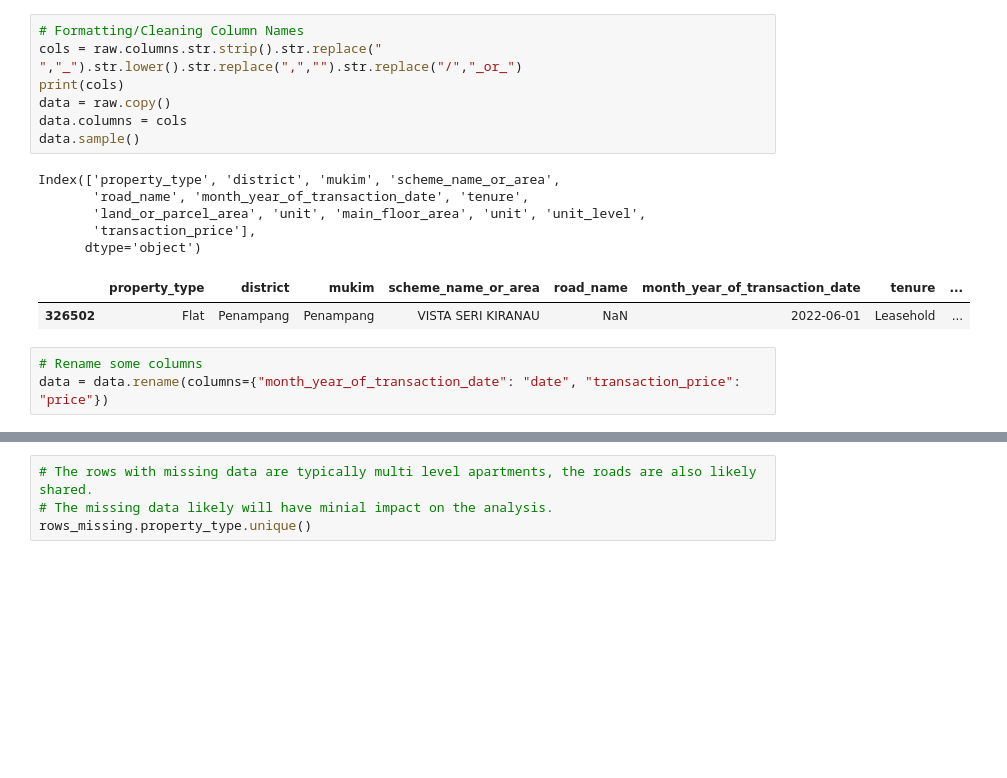
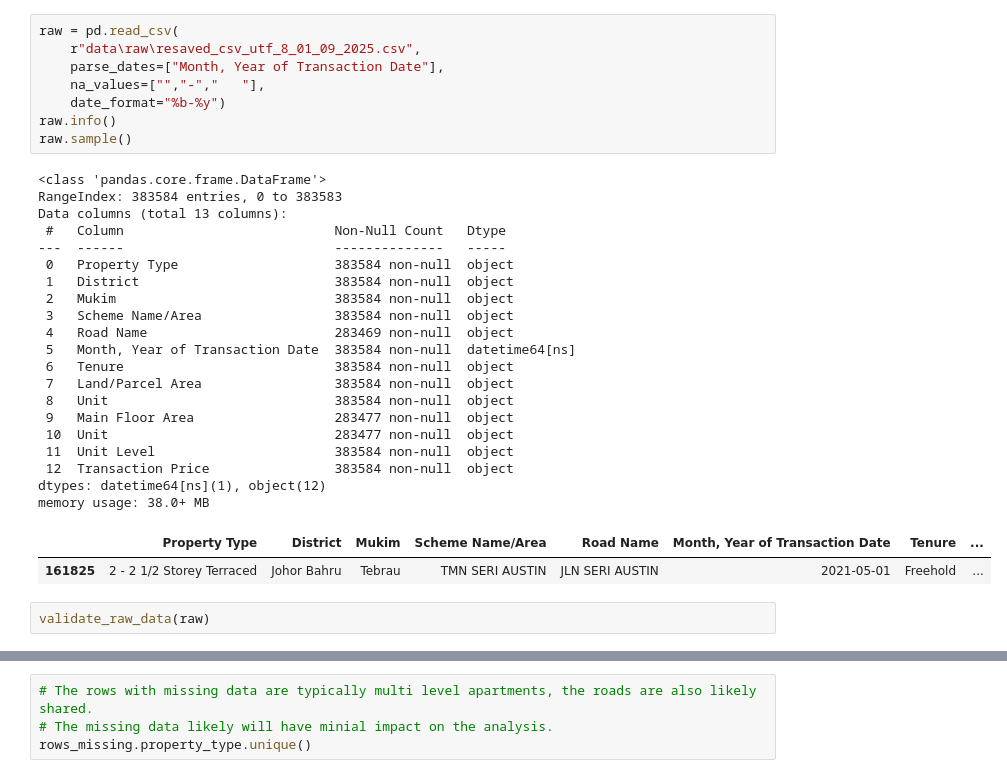
Before and after one commit to AhmadFaisalAhmadSazali/property_transaction_malaysia, a Jupyter notebook: explore.ipynb, the cells around one changed output, grey strips where cells are left out. Drawn from its saved outputs; the diff is of its cells as text; blank space fills up the shorter version.

```diff
--- a/explore.ipynb
+++ b/explore.ipynb
@@ -48,18 +13,33 @@ raw.head()
-# %%
-# Formatting/Cleaning Column Names
-cols = raw.columns.str.strip().str.replace(" ","_").str.lower().str.replace(",","").str.replace("/","_or_")
-print(cols)
-data = raw.copy()
-data.columns = cols
-data.sample()
-# %% [output]
-Index(['property_type', 'district', 'mukim', 'scheme_name_or_area',
-       'road_name', 'month_year_of_transaction_date', 'tenure',
-       'land_or_parcel_area', 'unit', 'main_floor_area', 'unit', 'unit_level',
-       'transaction_price'],
-      dtype='object')
-|  | property_type | district | mukim | scheme_name_or_area | road_name | month_year_of_transaction_date | tenure | ... |
-| 326502 | Flat | Penampang | Penampang | VISTA SERI KIRANAU | NaN | 2022-06-01 | Leasehold | ... |
-# %%
-# Rename some columns
-data = data.rename(columns={"month_year_of_transaction_date": "date", "transaction_price": "price"})
+# %%
+raw = pd.read_csv(
+    r"data\raw\resaved_csv_utf_8_01_09_2025.csv",
+    parse_dates=["Month, Year of Transaction Date"],
+    na_values=["","-","   "],
+    date_format="%b-%y")
+raw.info()
+raw.sample()
+# %% [output]
+<class 'pandas.core.frame.DataFrame'>
+RangeIndex: 383584 entries, 0 to 383583
+Data columns (total 13 columns):
+ #   Column                           Non-Null Count   Dtype
+---  ------                           --------------   -----
+ 0   Property Type                    383584 non-null  object
+ 1   District                         383584 non-null  object
+ 2   Mukim                            383584 non-null  object
+ 3   Scheme Name/Area                 383584 non-null  object
+ 4   Road Name                        283469 non-null  object
+ 5   Month, Year of Transaction Date  383584 non-null  datetime64[ns]
+ 6   Tenure                           383584 non-null  object
+ 7   Land/Parcel Area                 383584 non-null  object
+ 8   Unit                             383584 non-null  object
+ 9   Main Floor Area                  283477 non-null  object
+ 10  Unit                             283477 non-null  object
+ 11  Unit Level                       383584 non-null  object
+ 12  Transaction Price                383584 non-null  object
+dtypes: datetime64[ns](1), object(12)
+memory usage: 38.0+ MB
+|  | Property Type | District | Mukim | Scheme Name/Area | Road Name | Month, Year of Transaction Date | Tenure | ... |
+| 161825 | 2 - 2 1/2 Storey Terraced | Johor Bahru | Tebrau | TMN SERI AUSTIN | JLN SERI AUSTIN | 2021-05-01 | Freehold | ... |
+# %%
+validate_raw_data(raw)
```
Also changed, not shown: parts of 11 cells of this notebook, 9 other files.
